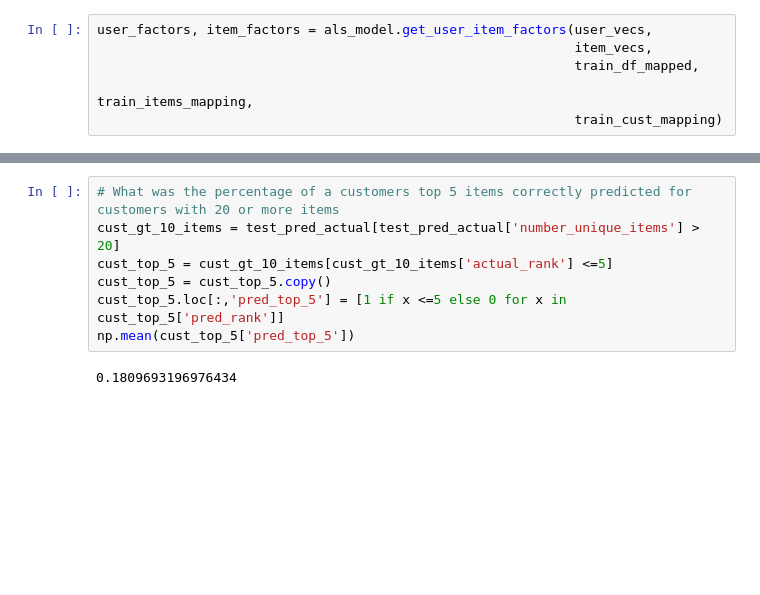
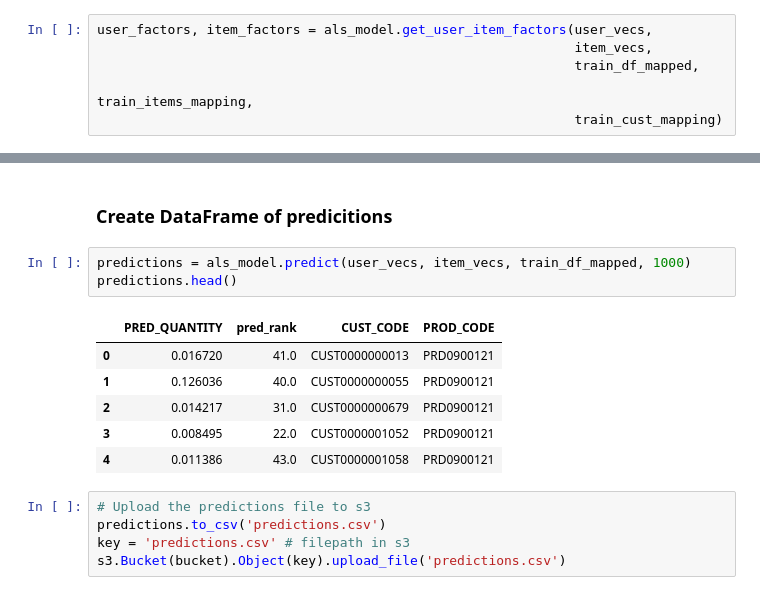
Before and after one commit to ifu97224/grocery_recommender, a Jupyter notebook: Grocery_Recommender/Run ALS/Run_ALS.ipynb, the cells around one changed output, grey strips where cells are left out. Saved outputs shown, nothing was run; the diff lists cells and outputs as text; blank space fills up the shorter version.

```diff
--- a/Grocery_Recommender/Run ALS/Run_ALS.ipynb
+++ b/Grocery_Recommender/Run ALS/Run_ALS.ipynb
@@ -489,9 +369,17 @@ sns.kdeplot(test_pred_actual['pred_error'], label = 'Error in Predicted Normaliz
-# %%
-# What was the percentage of a customers top 5 items correctly predicted for customers with 20 or more items
-cust_gt_10_items = test_pred_actual[test_pred_actual['number_unique_items'] > 20]
-cust_top_5 = cust_gt_10_items[cust_gt_10_items['actual_rank'] <=5]
-cust_top_5 = cust_top_5.copy()
-cust_top_5.loc[:,'pred_top_5'] = [1 if x <=5 else 0 for x in cust_top_5['pred_rank']]
-np.mean(cust_top_5['pred_top_5'])
-# %% [output]
-0.1809693196976434
+# %% [markdown]
+### Create DataFrame of predicitions
+# %%
+predictions = als_model.predict(user_vecs, item_vecs, train_df_mapped, 1000)
+predictions.head()
+# %% [output]
+|  | PRED_QUANTITY | pred_rank | CUST_CODE | PROD_CODE |
+| 0 | 0.016720 | 41.0 | CUST0000000013 | PRD0900121 |
+| 1 | 0.126036 | 40.0 | CUST0000000055 | PRD0900121 |
+| 2 | 0.014217 | 31.0 | CUST0000000679 | PRD0900121 |
+| 3 | 0.008495 | 22.0 | CUST0000001052 | PRD0900121 |
+| 4 | 0.011386 | 43.0 | CUST0000001058 | PRD0900121 |
+# %%
+# Upload the predictions file to s3
+predictions.to_csv('predictions.csv')
+key = 'predictions.csv' # filepath in s3
+s3.Bucket(bucket).Object(key).upload_file('predictions.csv')
```
Also changed, not shown: parts of 22 cells of this notebook, 14 other files.
